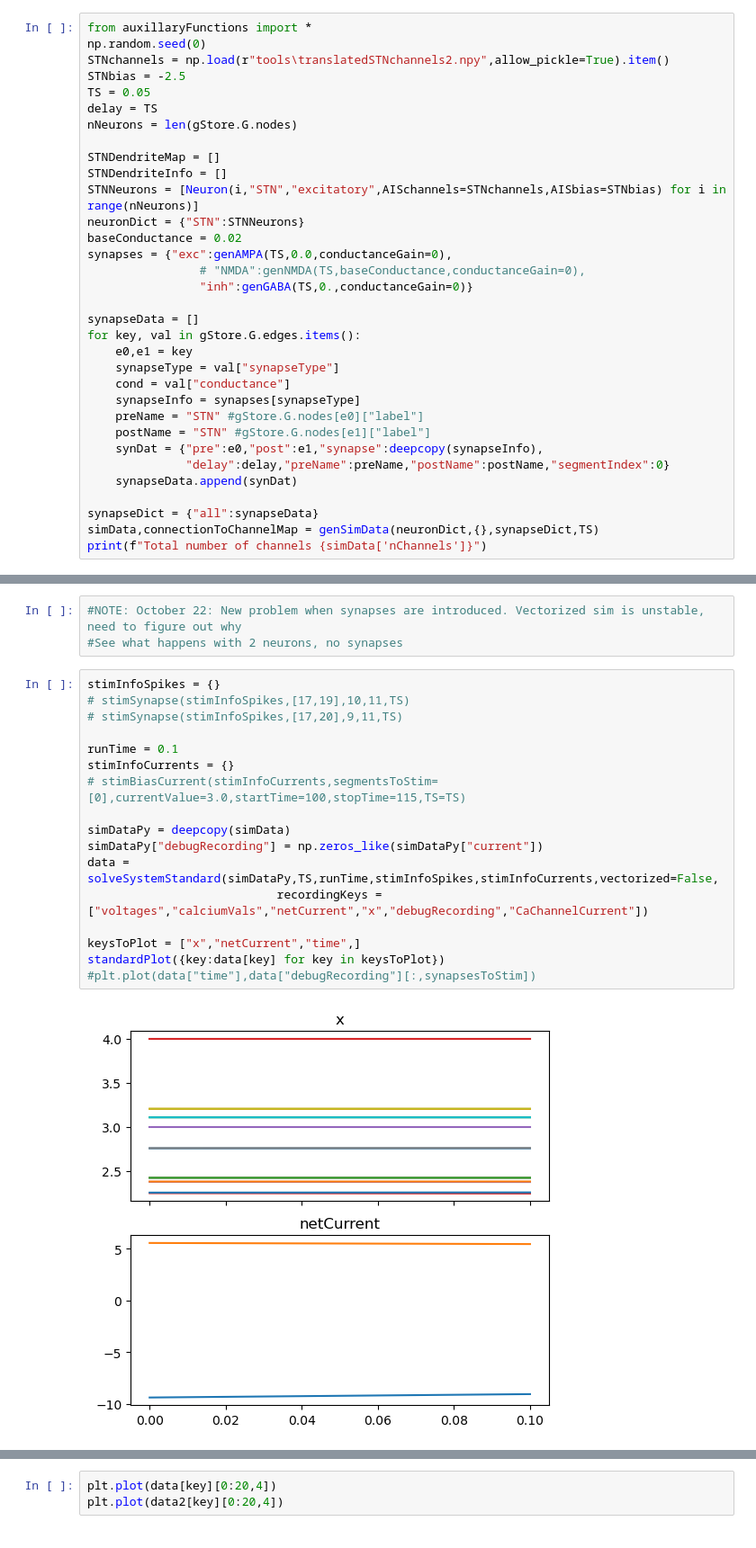
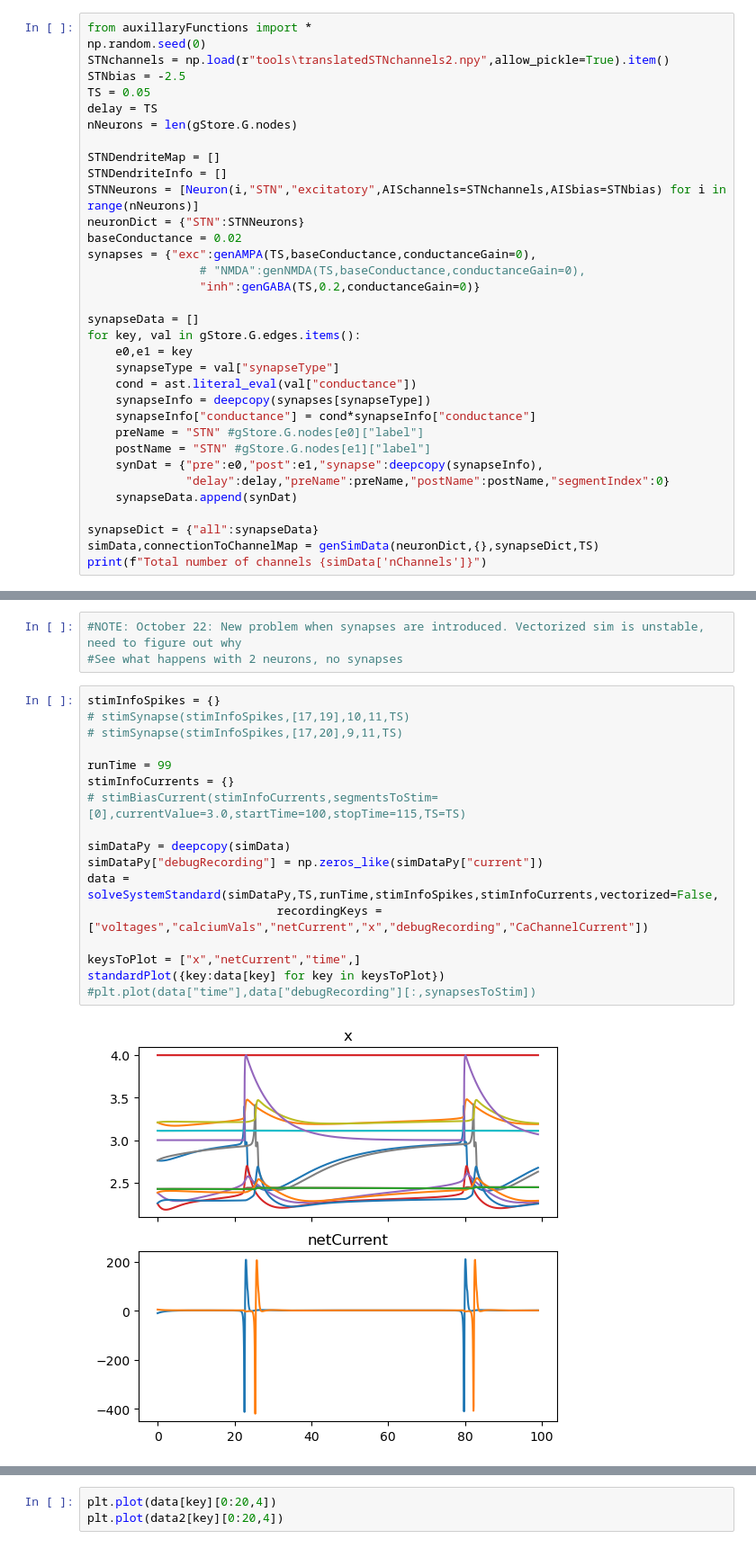
Before and after one commit to cathalmc/CBLTP_NeuroSim, a Jupyter notebook: graphCreator.ipynb, the cells around one changed output, grey strips where cells are left out. Shown at 90% size. Saved outputs shown, nothing was run; the diff lists cells and outputs as text.

```diff
--- a/graphCreator.ipynb
+++ b/graphCreator.ipynb
@@ -26,16 +26,17 @@ STNDendriteInfo = []
 STNNeurons = [Neuron(i,"STN","excitatory",AISchannels=STNchannels,AISbias=STNbias) for i in range(nNeurons)]
 neuronDict = {"STN":STNNeurons}
 baseConductance = 0.02
-synapses = {"exc":genAMPA(TS,0.0,conductanceGain=0),
+synapses = {"exc":genAMPA(TS,baseConductance,conductanceGain=0),
                 # "NMDA":genNMDA(TS,baseConductance,conductanceGain=0),
-                "inh":genGABA(TS,0.,conductanceGain=0)}
+                "inh":genGABA(TS,0.2,conductanceGain=0)}
 
 synapseData = []
 for key, val in gStore.G.edges.items():
     e0,e1 = key
     synapseType = val["synapseType"]
-    cond = val["conductance"]
-    synapseInfo = synapses[synapseType]
+    cond = ast.literal_eval(val["conductance"])
+    synapseInfo = deepcopy(synapses[synapseType])
+    synapseInfo["conductance"] = cond*synapseInfo["conductance"]
     preName = "STN" #gStore.G.nodes[e0]["label"]
     postName = "STN" #gStore.G.nodes[e1]["label"]
     synDat = {"pre":e0,"post":e1,"synapse":deepcopy(synapseInfo),
@@ -53,19 +54,19 @@ Total number of channels 15
 # %%
 stimInfoSpikes = {}
 # stimSynapse(stimInfoSpikes,[17,19],10,11,TS)
 # stimSynapse(stimInfoSpikes,[17,20],9,11,TS)
 
-runTime = 0.1
+runTime = 99
 stimInfoCurrents = {}
 # stimBiasCurrent(stimInfoCurrents,segmentsToStim=[0],currentValue=3.0,startTime=100,stopTime=115,TS=TS)
 
 simDataPy = deepcopy(simData)
 simDataPy["debugRecording"] = np.zeros_like(simDataPy["current"])
 data = solveSystemStandard(simDataPy,TS,runTime,stimInfoSpikes,stimInfoCurrents,vectorized=False,
                            recordingKeys = ["voltages","calciumVals","netCurrent","x","debugRecording","CaChannelCurrent"])
 
 keysToPlot = ["x","netCurrent","time",]
 standardPlot({key:data[key] for key in keysToPlot})
 #plt.plot(data["time"],data["debugRecording"][:,synapsesToStim])
 # %% [output]
-[figure, old version]
+[figure, new version]
```
Also changed, not shown: parts of 3 cells of this notebook, 1 other file.
